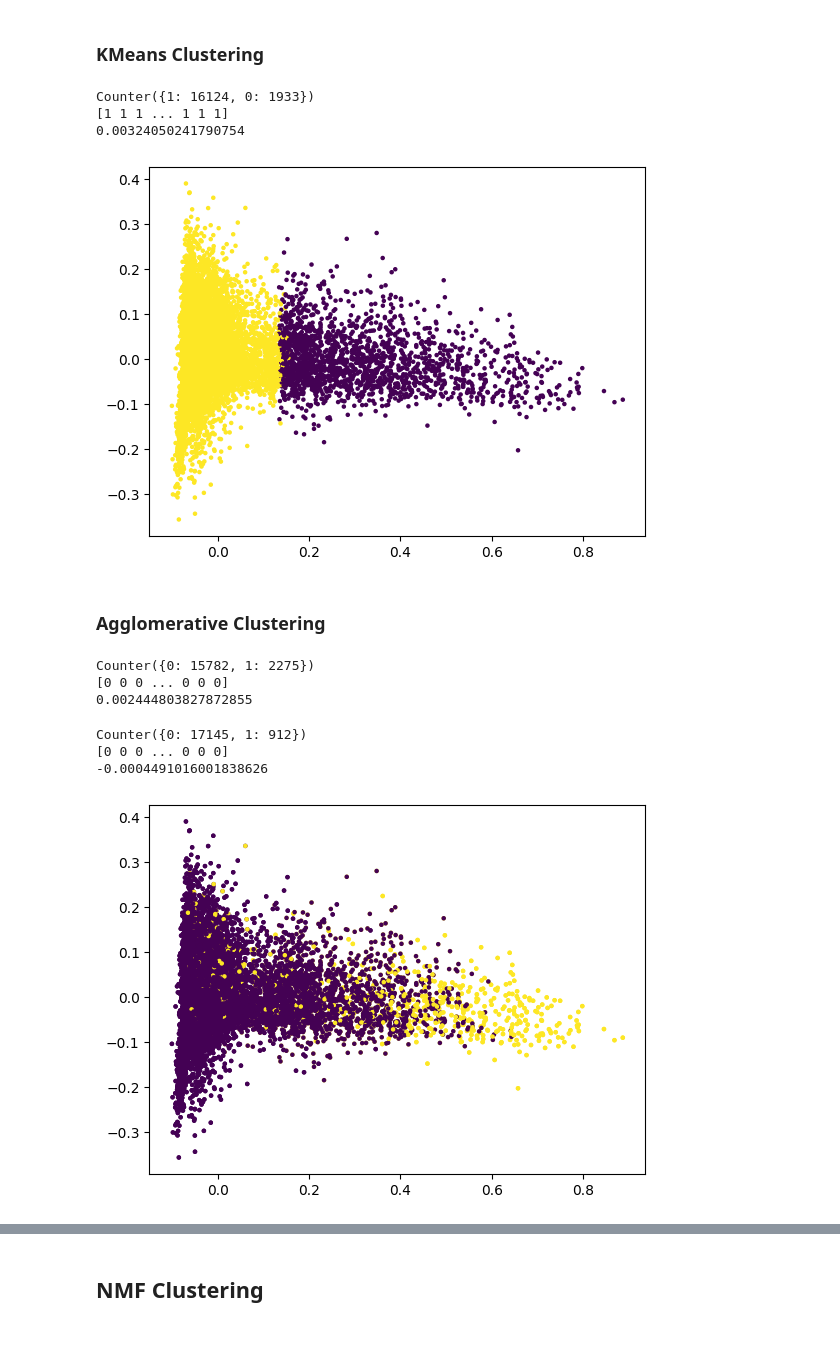
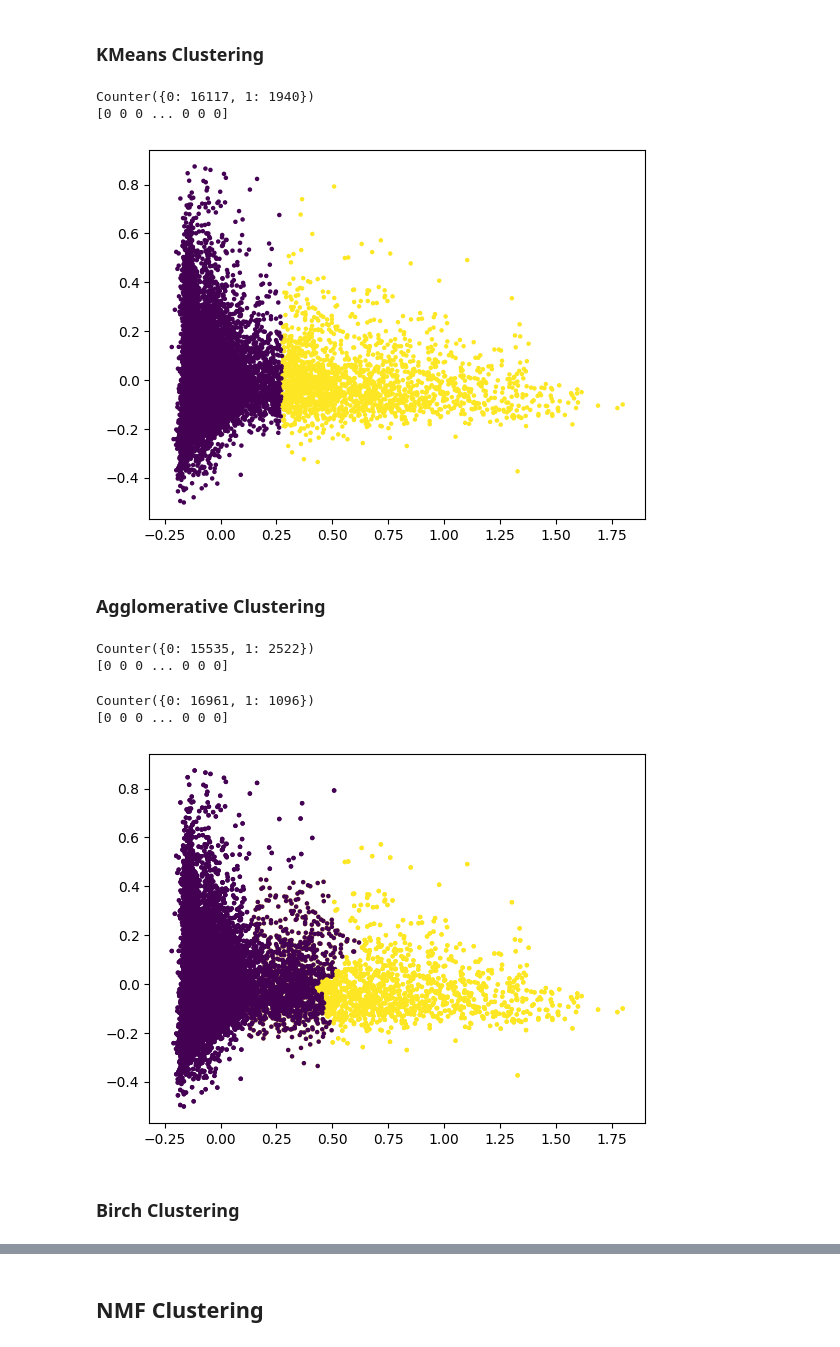
Before and after one commit to arjunality/twitter_data_analysis, a Jupyter notebook: v2/codefiles/data_sentiment_analysis_v2.ipynb, the cells around one changed output, grey strips where cells are left out. Drawn from its saved outputs; the diff is of its cells as text; code cells hidden in the pictures.

```diff
--- a/v2/codefiles/data_sentiment_analysis_v2.ipynb
+++ b/v2/codefiles/data_sentiment_analysis_v2.ipynb
@@ -36,8 +37,11 @@ from sklearn.metrics import *
 [nltk_data] Downloading package vader_lexicon to
 [nltk_data]     /Users/nitanshjain/nltk_data...
 [nltk_data]   Package vader_lexicon is already up-to-date!
+# %%
+mm = MinMaxScaler()
 # %%
 tweets_df = pd.read_csv('/Users/nitanshjain/Documents/Projects/Twitter_Data_Analysis/v2/data/tweets_cleaned_v2.csv')
+num_components = 2
 print(tweets_df.shape)
 tweets_df.head()
 # %% [output]
@@ -124,15 +128,15 @@ tweets_sentiment_df.head()
 # %%
 tfidf = TfidfVectorizer()
 tfidf_embeddings = tfidf.fit_transform(tweets_sentiment_df['tweet'])
+tfidf_embeddings = np.asarray(tfidf_embeddings.todense())
+tfidf_embeddings = mm.fit_transform(tfidf_embeddings)
 
 #PCA
-tfidf_embeddings = np.asarray(tfidf_embeddings.todense())
-tfidf_embeddings_pca = PCA(n_components=100).fit_transform(tfidf_embeddings)
+tfidf_embeddings_pca = PCA(n_components=num_components).fit_transform(tfidf_embeddings)
 tfidf_embeddings_pca.shape
 
 #NMF
-k = 100
-nmf = NMF(n_components=k)
+nmf = NMF(n_components=num_components)
 tfidf_embeddings_nmf = nmf.fit_transform(tfidf_embeddings)
 # %% [markdown]
 ## PCA
@@ -141,21 +145,17 @@ tfidf_embeddings_nmf = nmf.fit_transform(tfidf_embeddings)
 # %%
 kmeans_tfidf = KMeans(n_clusters=2, max_iter=100, random_state=42).fit(X=tfidf_embeddings_pca)
 positive_cluster_center = kmeans_tfidf.cluster_centers_[0]
 negative_cluster_center = kmeans_tfidf.cluster_centers_[1]
 
 tfidf_labels = kmeans_tfidf.predict(tfidf_embeddings_pca)
 plt.scatter(tfidf_embeddings_pca[:,0], tfidf_embeddings_pca[:,1], c=kmeans_tfidf.labels_, cmap='viridis', s=5)
 print(Counter(tfidf_labels))
 print(tfidf_labels)
 tweets_sentiment_df['sentiment_tfidf_kmeans_pca'] = tfidf_labels
-tweets_sentiment_df.replace({'sentiment_tfidf_kmeans_pca': {1: -1}}, inplace=True)
-tweets_sentiment_df.replace({'sentiment_tfidf_kmeans_pca': {0: 1}}, inplace=True)
-print(adjusted_rand_score(tweets_sentiment_df['sentiment_tfidf_kmeans_pca'], tweets_sentiment_df['sentiment_nltk']))
 # %% [output]
-Counter({1: 16124, 0: 1933})
-[1 1 1 ... 1 1 1]
-0.00324050241790754
+Counter({0: 16117, 1: 1940})
+[0 0 0 ... 0 0 0]
-[figure, old version]
+[figure, new version]
 # %% [markdown]
 ### Agglomerative Clustering
 # %%
@@ -168,8 +168,6 @@ tfidf_labels = agg_ward_tfidf.labels_
 print(Counter(tfidf_labels))
 print(tfidf_labels)
 tweets_sentiment_df['sentiment_tfidf_agg_ward_pca'] = tfidf_labels
-tweets_sentiment_df.replace({'sentiment_tfidf_agg_ward_pca': {0: -1}}, inplace=True)
-print(adjusted_rand_score(tweets_sentiment_df['sentiment_tfidf_agg_ward_pca'], tweets_sentiment_df['sentiment_nltk']))
 
 #complete
 agg_complete_tfidf = AgglomerativeClustering(n_clusters=2, affinity='euclidean', linkage='complete')
@@ -180,13 +178,11 @@ tfidf_labels = agg_complete_tfidf.labels_
 print(Counter(tfidf_labels))
 print(tfidf_labels)
 tweets_sentiment_df['sentiment_tfidf_agg_complete_pca'] = tfidf_labels
-tweets_sentiment_df.replace({'sentiment_tfidf_agg_complete_pca': {0: -1}}, inplace=True)
-print(adjusted_rand_score(tweets_sentiment_df['sentiment_tfidf_agg_complete_pca'], tweets_sentiment_df['sentiment_nltk']))
 # %% [output]
-Counter({0: 15782, 1: 2275})
+Counter({0: 15535, 1: 2522})
 [0 0 0 ... 0 0 0]
-0.002444803827872855
-Counter({0: 17145, 1: 912})
+Counter({0: 16961, 1: 1096})
 [0 0 0 ... 0 0 0]
--0.0004491016001838626
-[figure, old version]
+[figure, new version]
+# %% [markdown]
+### Birch Clustering
```
Also changed, not shown: parts of 45 cells of this notebook, 1 other file.
